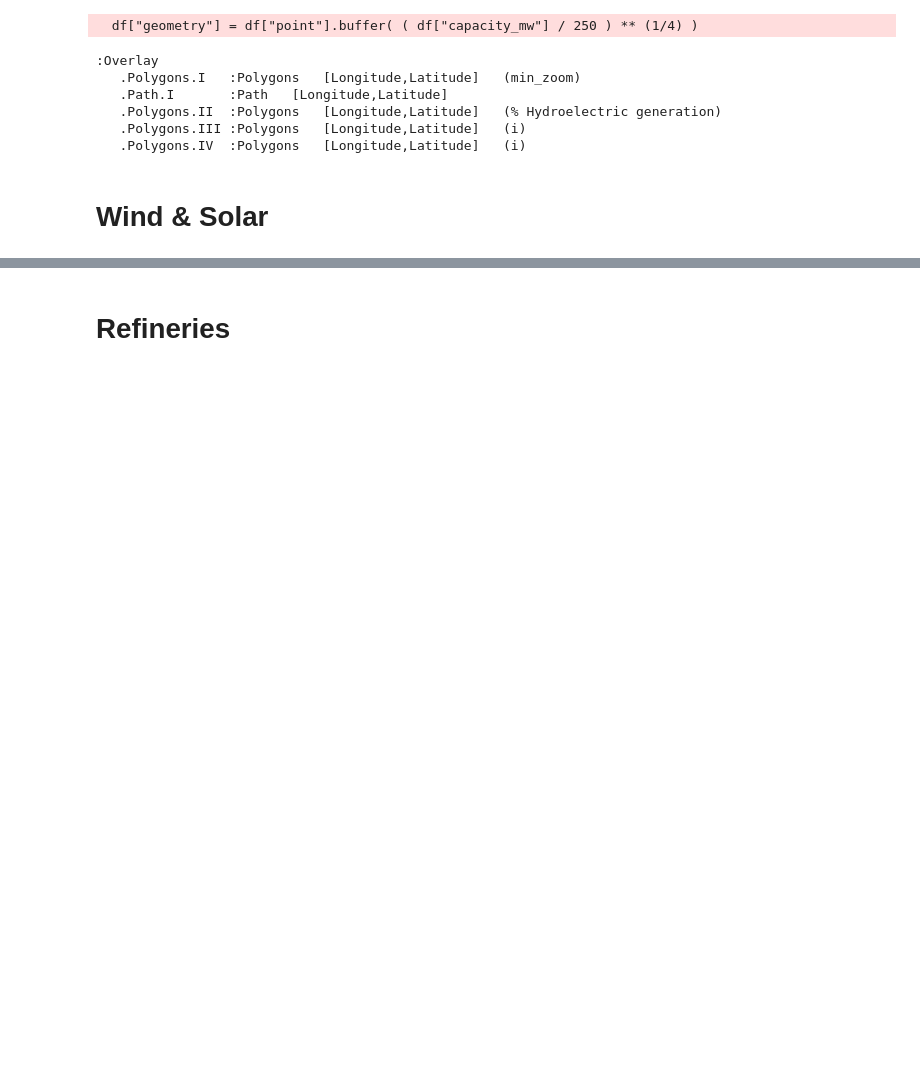
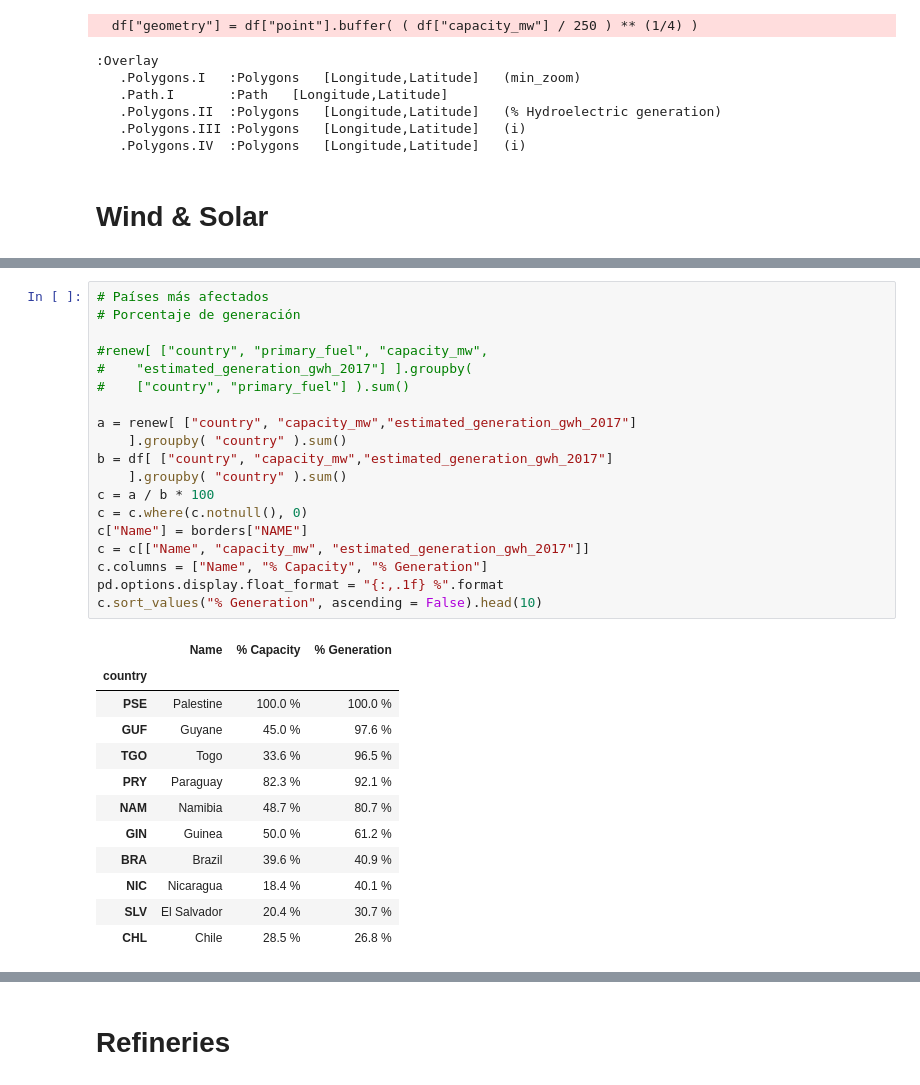
Before and after one commit to rodrigoms95/UNESCO_climate, a Jupyter notebook: code/energy.ipynb, the cells around one changed output, grey strips where cells are left out. Saved outputs shown, nothing was run; the diff lists cells and outputs as text; blank space fills up the shorter version.

```diff
--- a/code/energy.ipynb
+++ b/code/energy.ipynb
@@ -363,0 +555,32 @@ gv.output( map, size = 600 )
+# %%
+# Países más afectados
+# Porcentaje de generación
+
+#renew[ ["country", "primary_fuel", "capacity_mw",
+#    "estimated_generation_gwh_2017"] ].groupby(
+#    ["country", "primary_fuel"] ).sum()
+
+a = renew[ ["country", "capacity_mw","estimated_generation_gwh_2017"]
+    ].groupby( "country" ).sum()
+b = df[ ["country", "capacity_mw","estimated_generation_gwh_2017"]
+    ].groupby( "country" ).sum()
+c = a / b * 100
+c = c.where(c.notnull(), 0)
+c["Name"] = borders["NAME"]
+c = c[["Name", "capacity_mw", "estimated_generation_gwh_2017"]]
+c.columns = ["Name", "% Capacity", "% Generation"]
+pd.options.display.float_format = "{:,.1f} %".format
+c.sort_values("% Generation", ascending = False).head(10)
+# %% [output]
+|  | Name | % Capacity | % Generation |
+| country |  |  |  |
+| PSE | Palestine | 100.0 % | 100.0 % |
+| GUF | Guyane | 45.0 % | 97.6 % |
+| TGO | Togo | 33.6 % | 96.5 % |
+| PRY | Paraguay | 82.3 % | 92.1 % |
+| NAM | Namibia | 48.7 % | 80.7 % |
+| GIN | Guinea | 50.0 % | 61.2 % |
+| BRA | Brazil | 39.6 % | 40.9 % |
+| NIC | Nicaragua | 18.4 % | 40.1 % |
+| SLV | El Salvador | 20.4 % | 30.7 % |
+| CHL | Chile | 28.5 % | 26.8 % |
```
Also changed, not shown: parts of 12 cells of this notebook, 1 other file.
